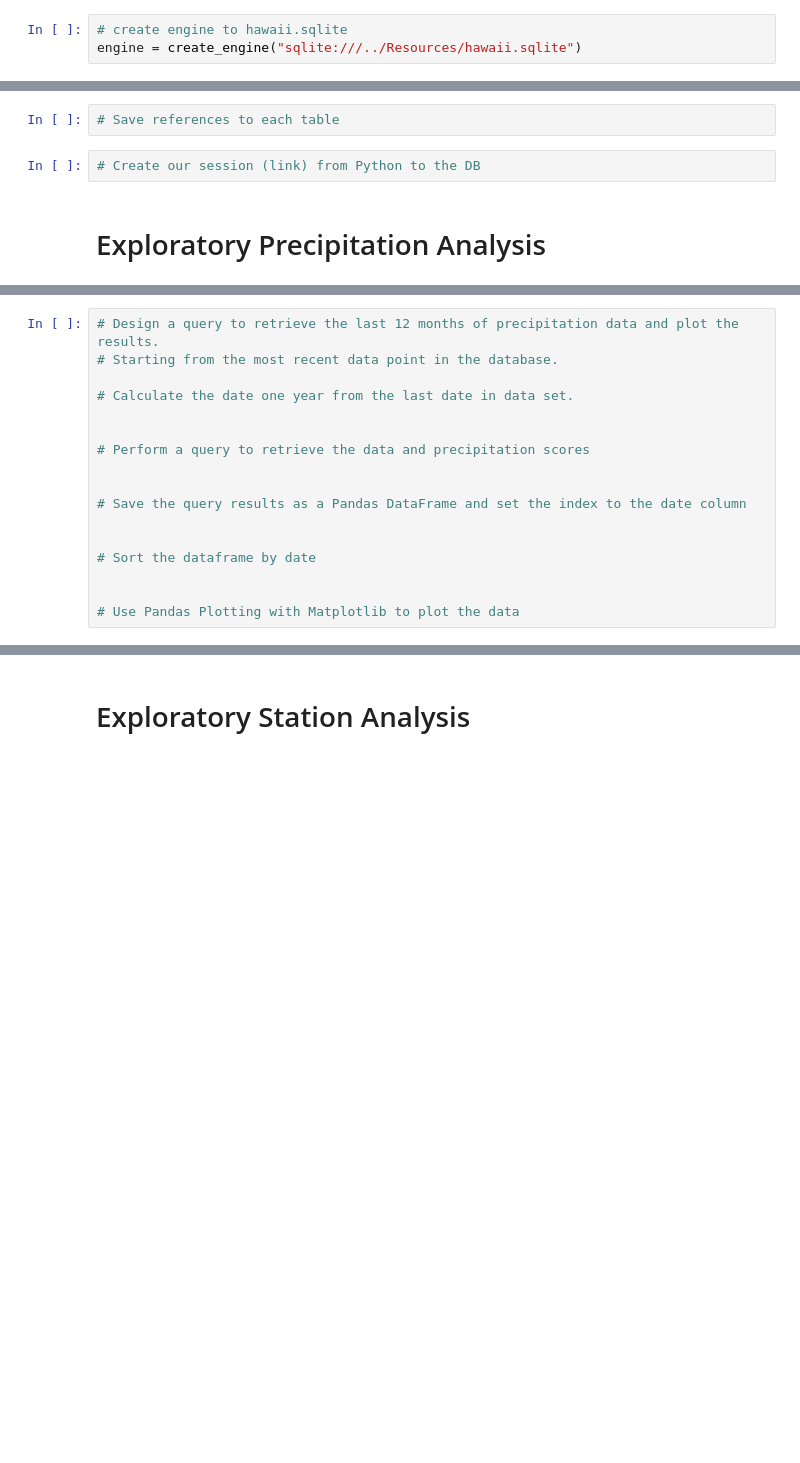
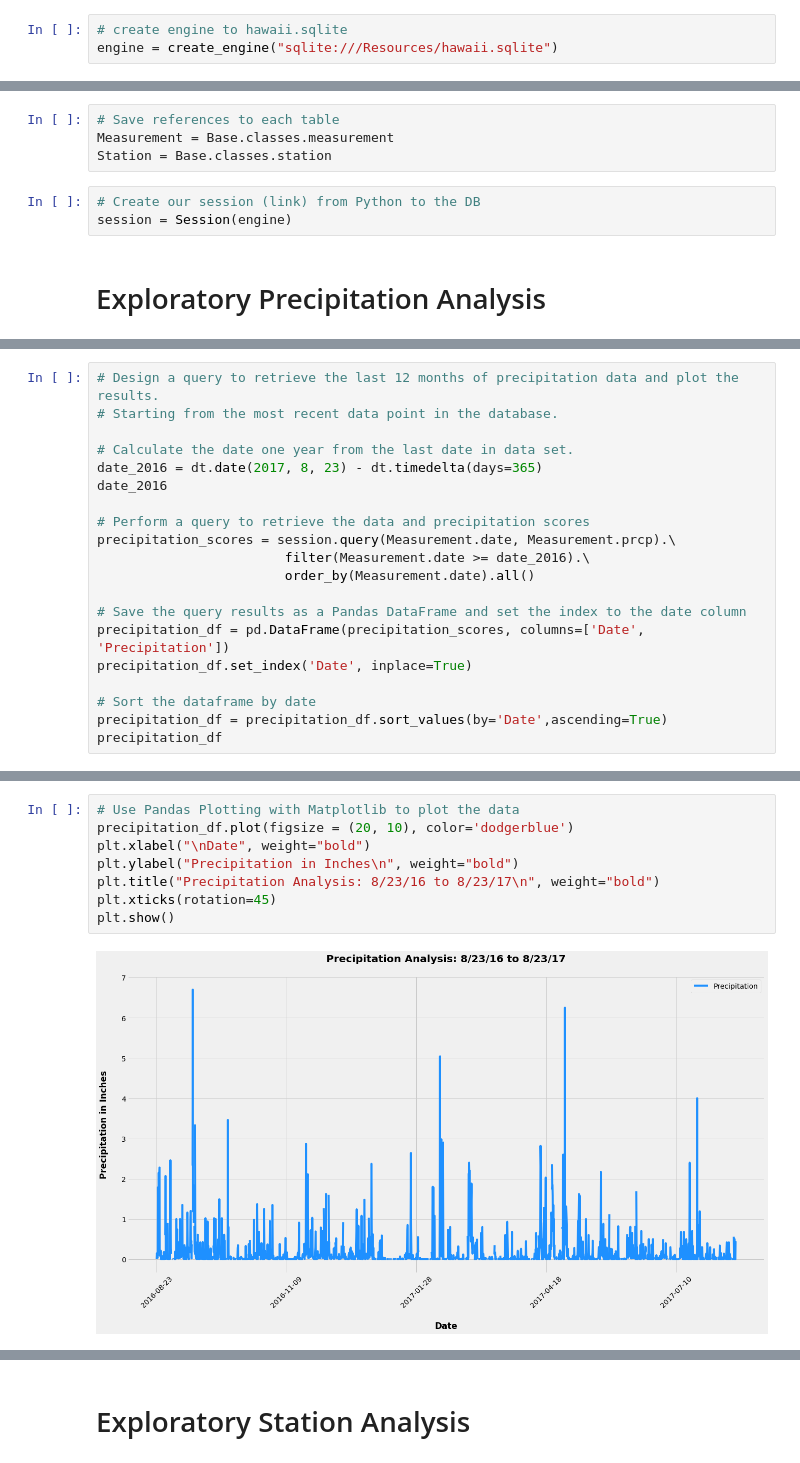
Before and after one commit to RH-cmd/sqlalchemy-challenge, a Jupyter notebook: climate_starter.ipynb, the cells around one changed output, grey strips where cells are left out. Cells and saved outputs as stored; diff of their text form; blank space fills up the shorter version.

Commit message:
Exploratory Precipitation Analysis

```diff
--- a/climate_starter.ipynb
+++ b/climate_starter.ipynb
@@ -17,7 +17,7 @@ from sqlalchemy.orm import Session
 from sqlalchemy import create_engine, func
 # %%
 # create engine to hawaii.sqlite
-engine = create_engine("sqlite:///../Resources/hawaii.sqlite")
+engine = create_engine("sqlite:///Resources/hawaii.sqlite")
 # %%
 # reflect an existing database into a new model
 Base = automap_base()
@@ -29,7 +32,10 @@ Base.prepare(engine, reflect=True)
 # %%
 # Save references to each table
+Measurement = Base.classes.measurement
+Station = Base.classes.station
 # %%
 # Create our session (link) from Python to the DB
+session = Session(engine)
 # %% [markdown]
 # Exploratory Precipitation Analysis
 # %%
@@ -39,15 +49,18 @@ Base.prepare(engine, reflect=True)
 # Starting from the most recent data point in the database.
 
 # Calculate the date one year from the last date in data set.
-
+date_2016 = dt.date(2017, 8, 23) - dt.timedelta(days=365)
+date_2016
 
 # Perform a query to retrieve the data and precipitation scores
-
+precipitation_scores = session.query(Measurement.date, Measurement.prcp).\
+                        filter(Measurement.date >= date_2016).\
+                        order_by(Measurement.date).all()
 
 # Save the query results as a Pandas DataFrame and set the index to the date column
-
+precipitation_df = pd.DataFrame(precipitation_scores, columns=['Date', 'Precipitation'])
+precipitation_df.set_index('Date', inplace=True)
 
 # Sort the dataframe by date
-
-
-# Use Pandas Plotting with Matplotlib to plot the data
+precipitation_df = precipitation_df.sort_values(by='Date',ascending=True)
+precipitation_df
@@ -54,2 +82,12 @@ Base.prepare(engine, reflect=True)
+# %%
+# Use Pandas Plotting with Matplotlib to plot the data
+precipitation_df.plot(figsize = (20, 10), color='dodgerblue')
+plt.xlabel("\nDate", weight="bold")
+plt.ylabel("Precipitation in Inches\n", weight="bold")
+plt.title("Precipitation Analysis: 8/23/16 to 8/23/17\n", weight="bold")
+plt.xticks(rotation=45)
+plt.show()
+# %% [output]
+[figure, added]
 # %%
 # Use Pandas to calcualte the summary statistics for the precipitation data
```
Also changed, not shown: parts of 4 cells of this notebook.
